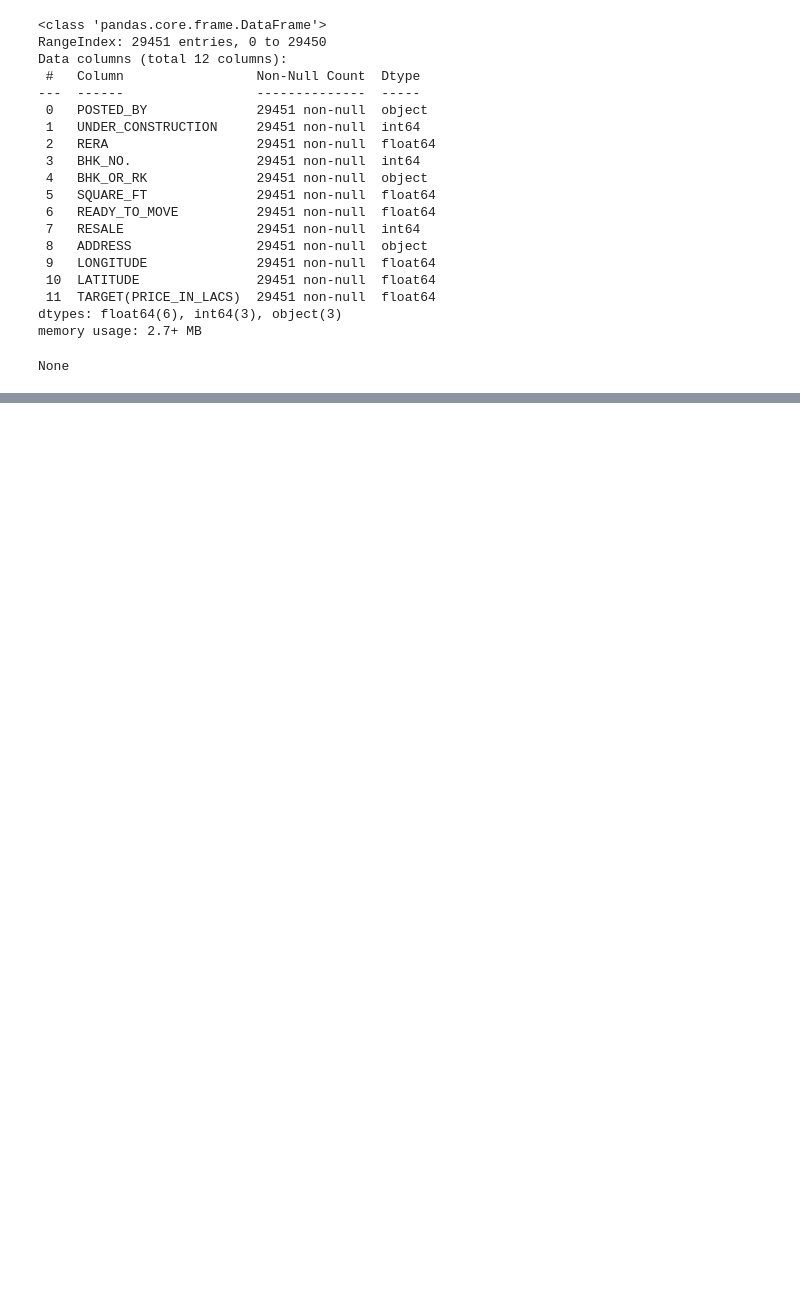
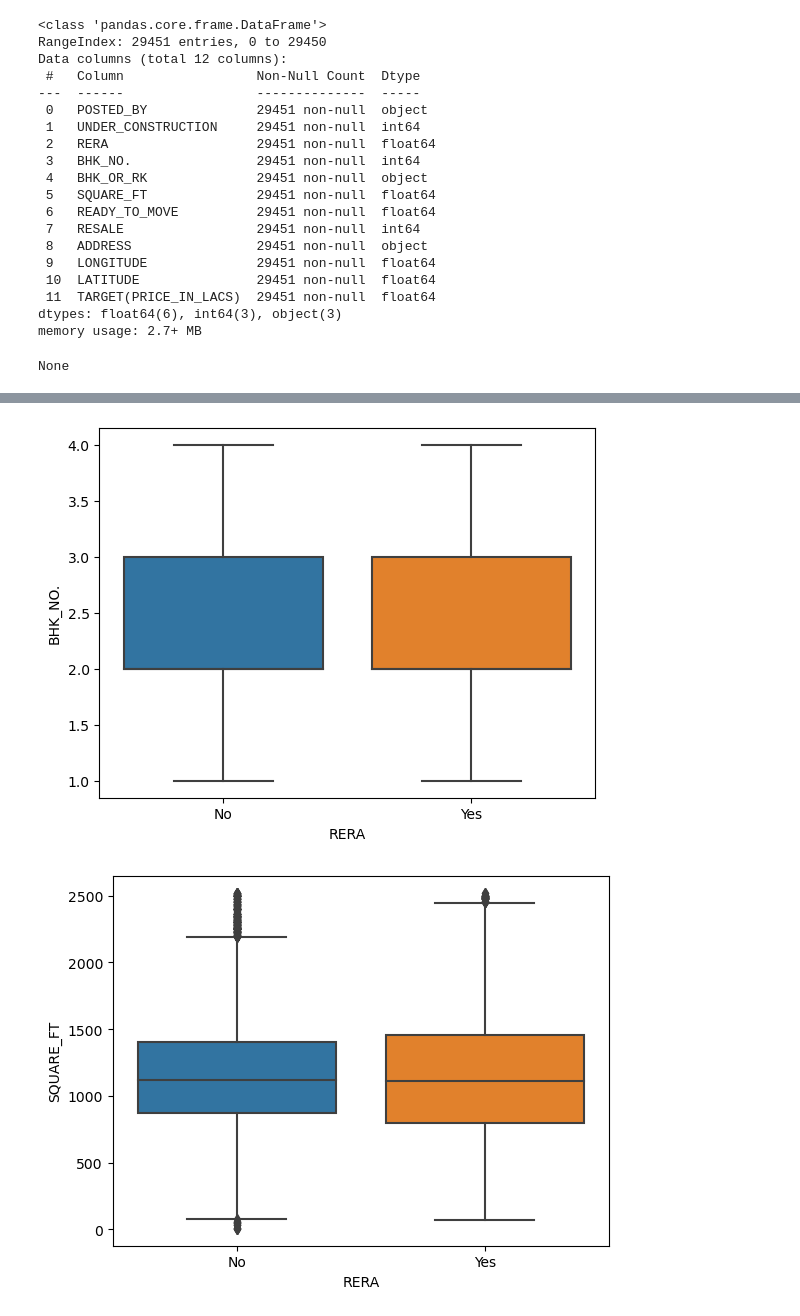
Before and after one commit to SauceX22/ISE291_project, a Jupyter notebook: project.ipynb, the cells around one changed output, grey strips where cells are left out. Cells and saved outputs as stored; diff of their text form; code cells hidden in the pictures; blank space fills up the shorter version.

```diff
--- a/project.ipynb
+++ b/project.ipynb
@@ -136,0 +264,11 @@ Name: RERA, dtype: float64
+# %%
+#box plots diffrentiated with RERA
+num_columns = df.select_dtypes(exclude='object').columns
+
+for c in num_columns:
+    plt.figure()
+    sns.boxplot(y=c, x = "RERA",data=df)
+    plt.show()
+# %% [output]
+[figure, added]
+[figure, added]
```
Also changed, not shown: parts of 15 cells of this notebook, 1 other file.
